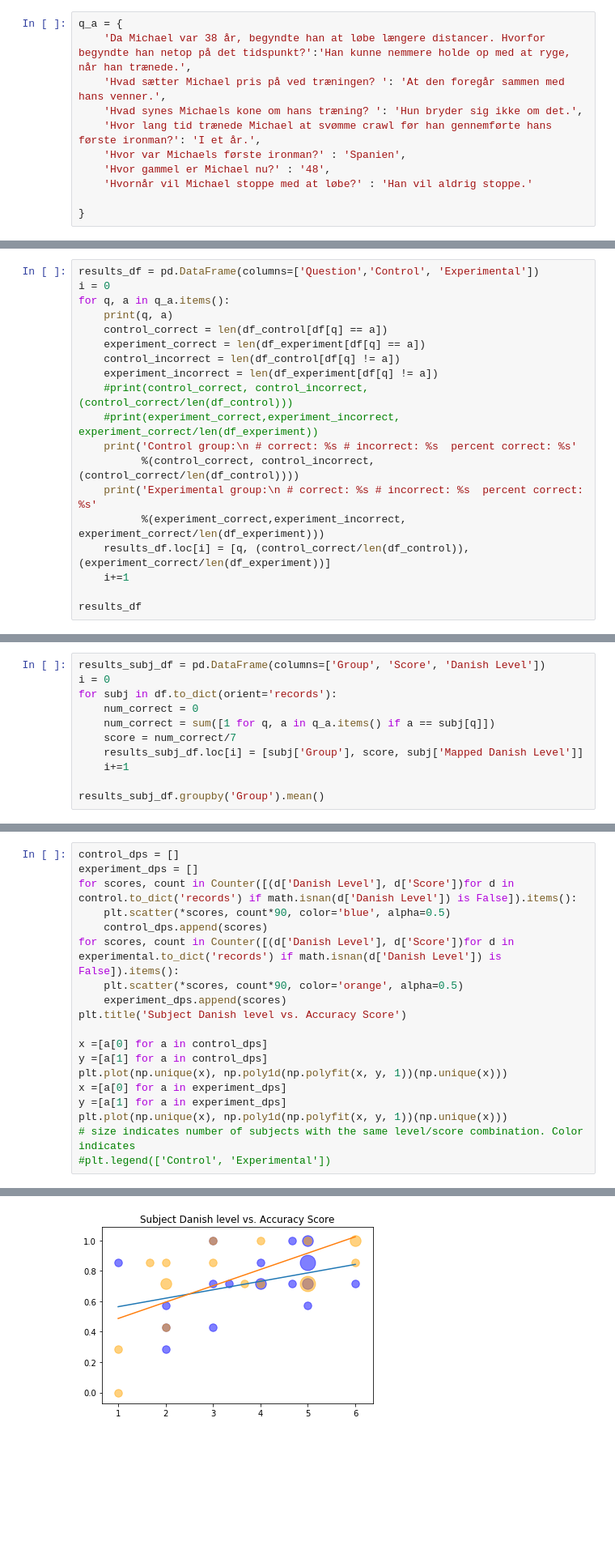
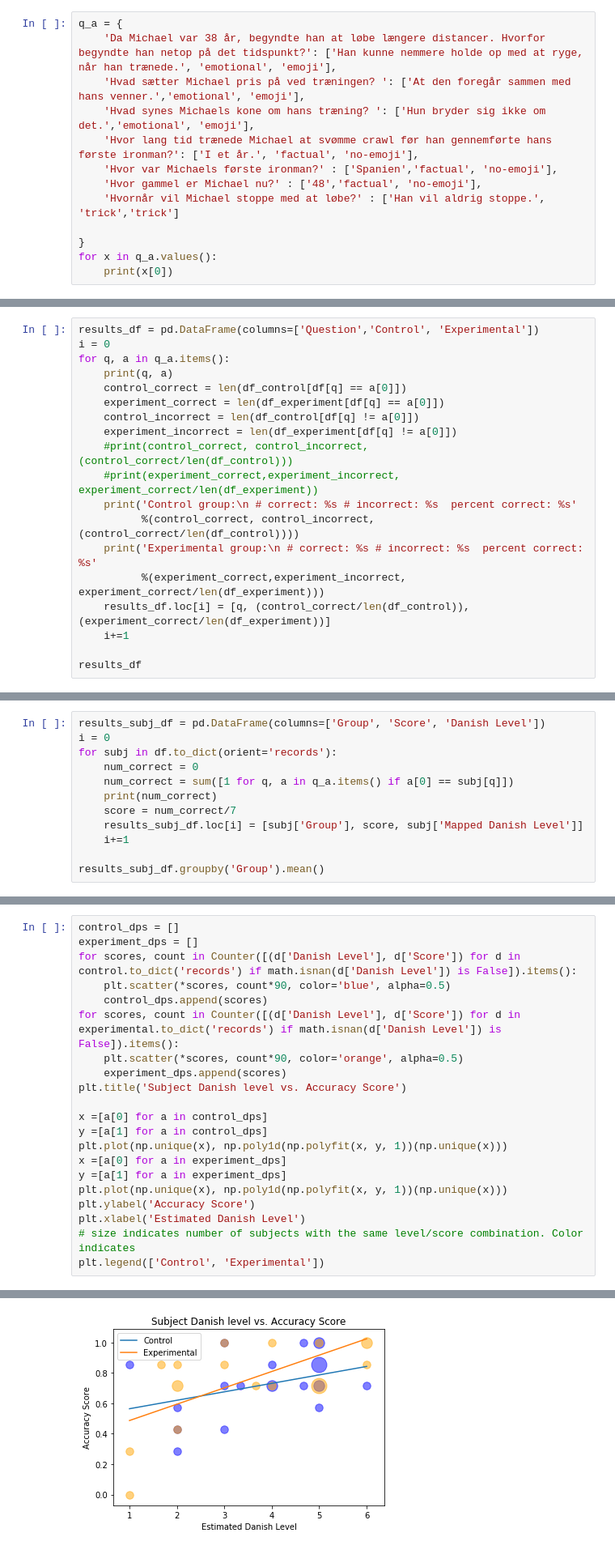
Before and after one commit to sallyi/cog-sci-2-exam, a Jupyter notebook: analyze_survey_results.ipynb, the cells around one changed output, grey strips where cells are left out. Shown at 81% size. Drawn from its saved outputs; the diff is of its cells as text; blank space fills up the shorter version.

Commit message:
added visualization and data for questions categories

```diff
--- a/analyze_survey_results.ipynb
+++ b/analyze_survey_results.ipynb
@@ -179,12 +180,14 @@ df.loc[(np.isnan(df['Mapped Danish Level']) == True), 'Mapped Danish Level'] = d
 Make dict of correct answers:
 # %%
 q_a = {
-    'Da Michael var 38 år, begyndte han at løbe længere distancer. Hvorfor begyndte han netop på det tidspunkt?':'Han kunne nemmere holde op med at ryge, når han trænede.',
-    'Hvad sætter Michael pris på ved træningen? ': 'At den foregår sammen med hans venner.',
-    'Hvad synes Michaels kone om hans træning? ': 'Hun bryder sig ikke om det.',
-    'Hvor lang tid trænede Michael at svømme crawl før han gennemførte hans første ironman?': 'I et år.',
-    'Hvor var Michaels første ironman?' : 'Spanien',
-    'Hvor gammel er Michael nu?' : '48',
-    'Hvornår vil Michael stoppe med at løbe?' : 'Han vil aldrig stoppe.'
+    'Da Michael var 38 år, begyndte han at løbe længere distancer. Hvorfor begyndte han netop på det tidspunkt?': ['Han kunne nemmere holde op med at ryge, når han trænede.', 'emotional', 'emoji'],
+    'Hvad sætter Michael pris på ved træningen? ': ['At den foregår sammen med hans venner.','emotional', 'emoji'],
+    'Hvad synes Michaels kone om hans træning? ': ['Hun bryder sig ikke om det.','emotional', 'emoji'],
+    'Hvor lang tid trænede Michael at svømme crawl før han gennemførte hans første ironman?': ['I et år.', 'factual', 'no-emoji'],
+    'Hvor var Michaels første ironman?' : ['Spanien','factual', 'no-emoji'],
+    'Hvor gammel er Michael nu?' : ['48','factual', 'no-emoji'],
+    'Hvornår vil Michael stoppe med at løbe?' : ['Han vil aldrig stoppe.', 'trick','trick']
 
 }
+for x in q_a.values():
+    print(x[0])
@@ -269,10 +306,10 @@ results_df = pd.DataFrame(columns=['Question','Control', 'Experimental'])
 i = 0
 for q, a in q_a.items():
     print(q, a)
-    control_correct = len(df_control[df[q] == a])
-    experiment_correct = len(df_experiment[df[q] == a])
-    control_incorrect = len(df_control[df[q] != a])
-    experiment_incorrect = len(df_experiment[df[q] != a])
+    control_correct = len(df_control[df[q] == a[0]])
+    experiment_correct = len(df_experiment[df[q] == a[0]])
+    control_incorrect = len(df_control[df[q] != a[0]])
+    experiment_incorrect = len(df_experiment[df[q] != a[0]])
     #print(control_correct, control_incorrect, (control_correct/len(df_control)))
     #print(experiment_correct,experiment_incorrect, experiment_correct/len(df_experiment))
     print('Control group:\n # correct: %s # incorrect: %s  percent correct: %s'
@@ -318,7 +361,8 @@ results_subj_df = pd.DataFrame(columns=['Group', 'Score', 'Danish Level'])
 i = 0
 for subj in df.to_dict(orient='records'):
     num_correct = 0
-    num_correct = sum([1 for q, a in q_a.items() if a == subj[q]])
+    num_correct = sum([1 for q, a in q_a.items() if a[0] == subj[q]])
+    print(num_correct)
     score = num_correct/7
     results_subj_df.loc[i] = [subj['Group'], score, subj['Mapped Danish Level']]
     i+=1
@@ -355,10 +416,10 @@ Counter({(1.0, 4.666666666666667): 1,
 # %%
 control_dps = []
 experiment_dps = []
-for scores, count in Counter([(d['Danish Level'], d['Score'])for d in control.to_dict('records') if math.isnan(d['Danish Level']) is False]).items():
+for scores, count in Counter([(d['Danish Level'], d['Score']) for d in control.to_dict('records') if math.isnan(d['Danish Level']) is False]).items():
     plt.scatter(*scores, count*90, color='blue', alpha=0.5)
     control_dps.append(scores)
-for scores, count in Counter([(d['Danish Level'], d['Score'])for d in experimental.to_dict('records') if math.isnan(d['Danish Level']) is False]).items():
+for scores, count in Counter([(d['Danish Level'], d['Score']) for d in experimental.to_dict('records') if math.isnan(d['Danish Level']) is False]).items():
     plt.scatter(*scores, count*90, color='orange', alpha=0.5)
     experiment_dps.append(scores)
 plt.title('Subject Danish level vs. Accuracy Score')
@@ -369,6 +430,8 @@ plt.plot(np.unique(x), np.poly1d(np.polyfit(x, y, 1))(np.unique(x)))
 x =[a[0] for a in experiment_dps]
 y =[a[1] for a in experiment_dps]
 plt.plot(np.unique(x), np.poly1d(np.polyfit(x, y, 1))(np.unique(x)))
+plt.ylabel('Accuracy Score')
+plt.xlabel('Estimated Danish Level')
 # size indicates number of subjects with the same level/score combination. Color indicates
-#plt.legend(['Control', 'Experimental'])
+plt.legend(['Control', 'Experimental'])
 # %% [output]
@@ -376 +439 @@ plt.plot(np.unique(x), np.poly1d(np.polyfit(x, y, 1))(np.unique(x)))
-[figure, old version]
+[figure, new version]
```
Also changed, not shown: parts of 21 cells of this notebook.
